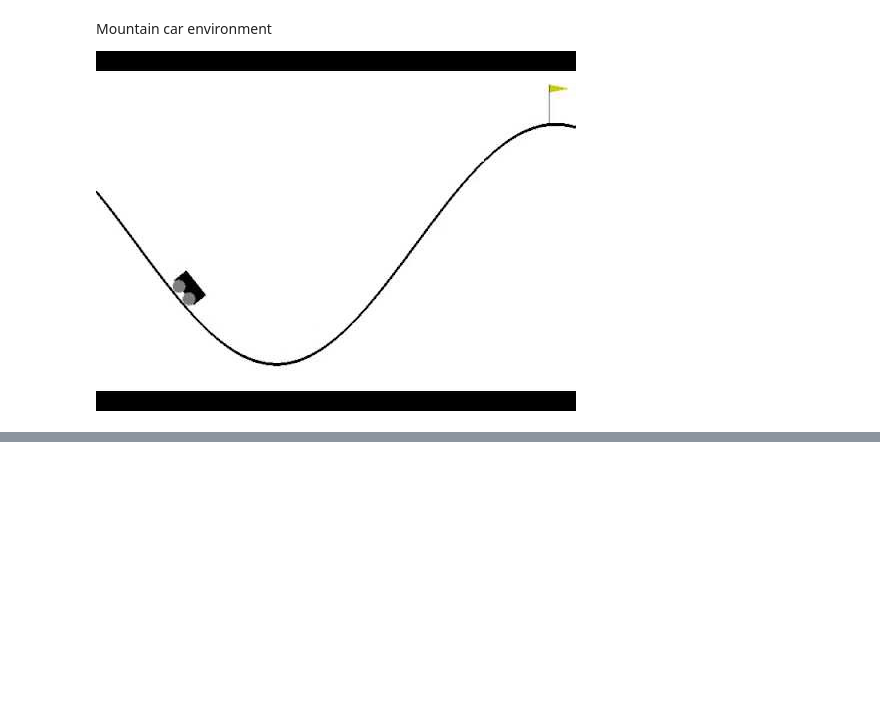
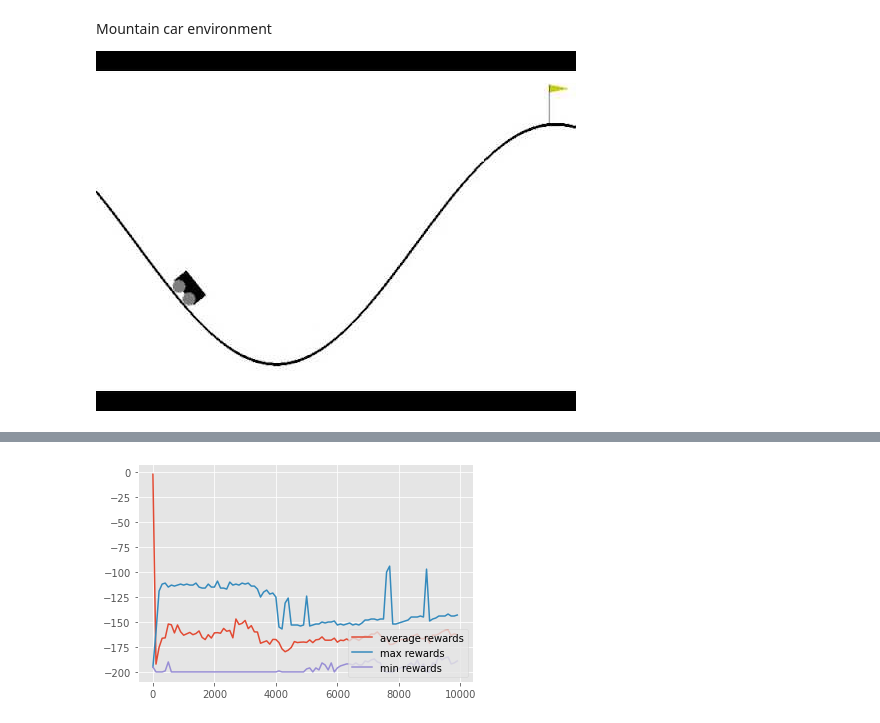
Before and after one commit to abirhazra/Reinforcement-Learning, a Jupyter notebook: Q_Learning_(OpenAI’s_gym_environment).ipynb, the cells around one changed output, grey strips where cells are left out. Cells and saved outputs as stored; diff of their text form; code cells hidden in the pictures; blank space fills up the shorter version.

```diff
--- a/Q_Learning_(OpenAI’s_gym_environment).ipynb
+++ b/Q_Learning_(OpenAI’s_gym_environment).ipynb
@@ -41,8 +60,6 @@ def get_discrete_state(state):
     discrete_state = (state - env.observation_space.low)/discrete_os_win_size
     return tuple(discrete_state.astype(np.int))  # we use this tuple to look up the 3 Q values for the available actions in the q-table
 # %%
-
-
 for episode in range(EPISODES):
     discrete_state = get_discrete_state(env.reset())
     done = False
@@ -67,8 +84,8 @@ for episode in range(EPISODES):
 
         new_discrete_state = get_discrete_state(new_state)
 
-        if episode % SHOW_EVERY == 0:
-            env.render()
+        # if episode % SHOW_EVERY == 0:
+        #     env.render()
         #new_q = (1 - LEARNING_RATE) * current_q + LEARNING_RATE * (reward + DISCOUNT * max_future_q)
 
         # If simulation did not end yet after last step - update Q table
@@ -102,0 +128,3 @@ env.close()
+# %%
+ep_rewards = []
+aggr_ep_rewards = {'ep': [], 'avg': [], 'max': [], 'min': []}
@@ -102,0 +222,9 @@ env.close()
+# %%
+import matplotlib.pyplot as plt
+plt.plot(aggr_ep_rewards['ep'], aggr_ep_rewards['avg'], label="average rewards")
+plt.plot(aggr_ep_rewards['ep'], aggr_ep_rewards['max'], label="max rewards")
+plt.plot(aggr_ep_rewards['ep'], aggr_ep_rewards['min'], label="min rewards")
+plt.legend(loc=4)
+plt.show()
+# %% [output]
+[figure, added]
```
Also changed, not shown: parts of 10 cells of this notebook.
